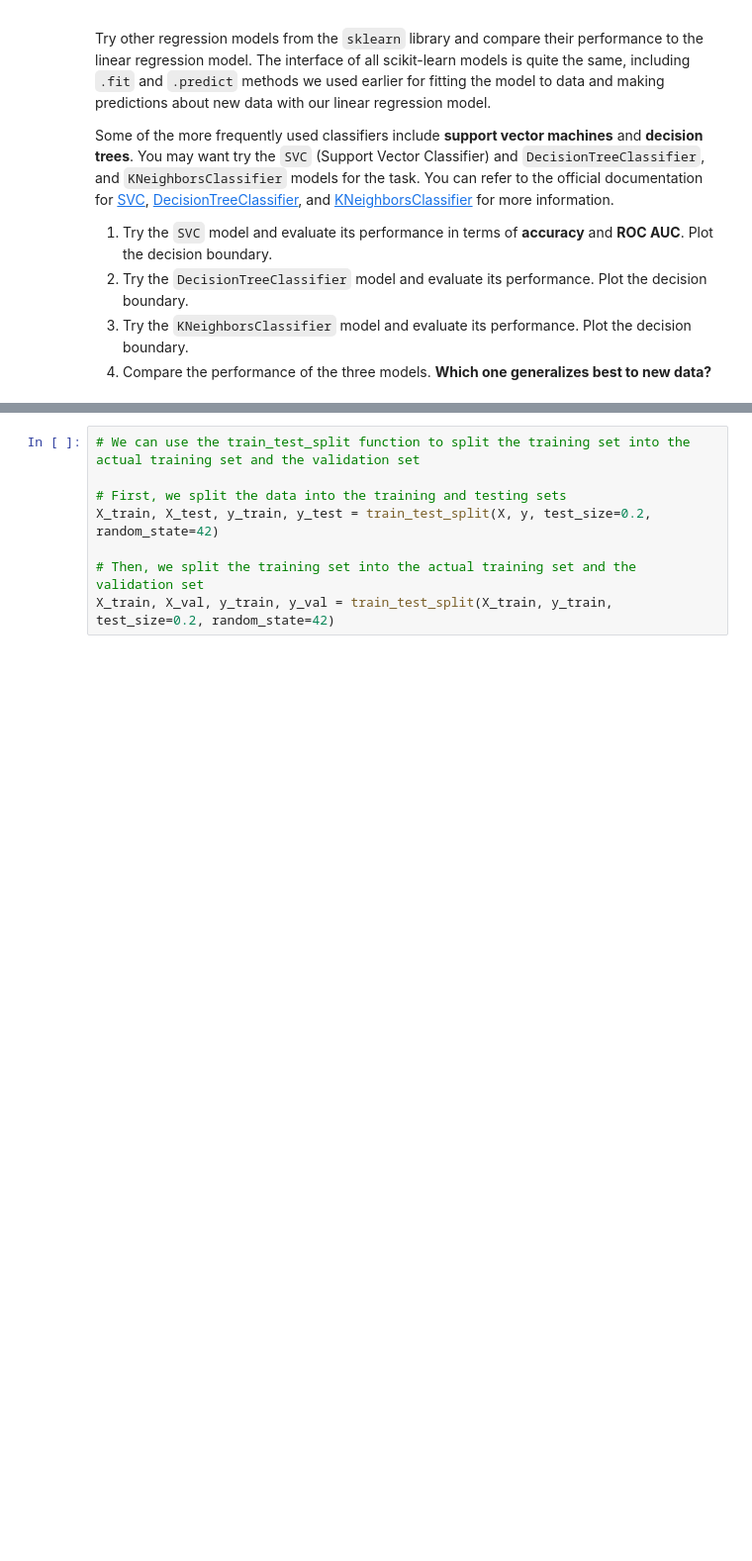
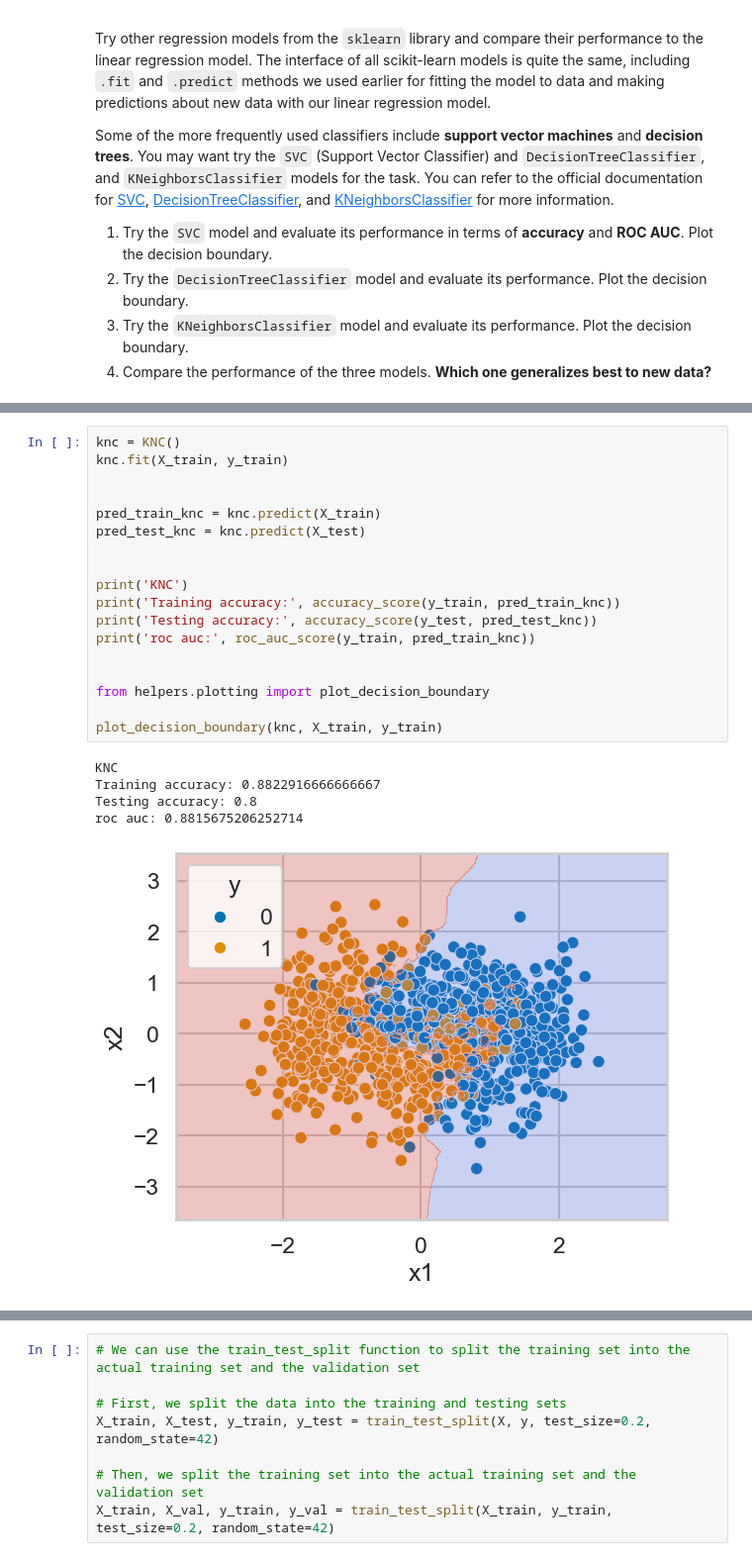
Before and after one commit to sMaciek45/pum-24, a Jupyter notebook: lab3.ipynb, the cells around one changed output, grey strips where cells are left out. Shown at 99% size. Saved outputs shown, nothing was run; the diff lists cells and outputs as text; blank space fills up the shorter version.

```diff
--- a/lab3.ipynb
+++ b/lab3.ipynb
@@ -157,0 +202,24 @@ Ellipsis
+# %%
+knc = KNC()
+knc.fit(X_train, y_train)
+
+
+pred_train_knc = knc.predict(X_train)
+pred_test_knc = knc.predict(X_test)
+
+
+print('KNC')
+print('Training accuracy:', accuracy_score(y_train, pred_train_knc))
+print('Testing accuracy:', accuracy_score(y_test, pred_test_knc))
+print('roc auc:', roc_auc_score(y_train, pred_train_knc))
+
+
+from helpers.plotting import plot_decision_boundary
+
+plot_decision_boundary(knc, X_train, y_train)
+# %% [output]
+KNC
+Training accuracy: 0.8822916666666667
+Testing accuracy: 0.8
+roc auc: 0.8815675206252714
+[figure, added]
```
Also changed, not shown: parts of 10 cells of this notebook.
